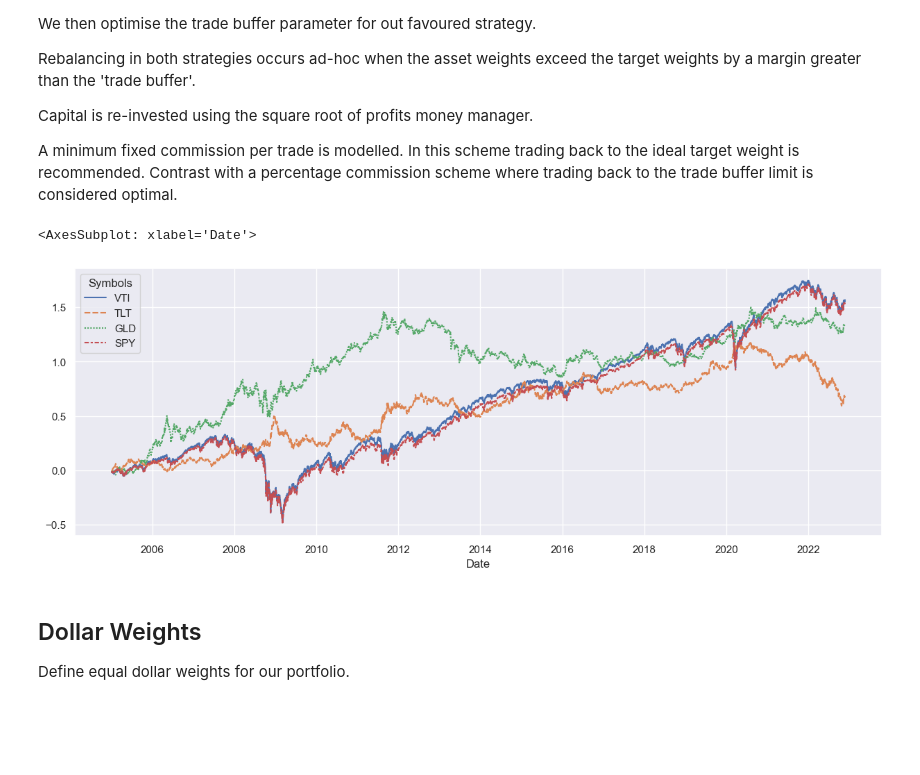
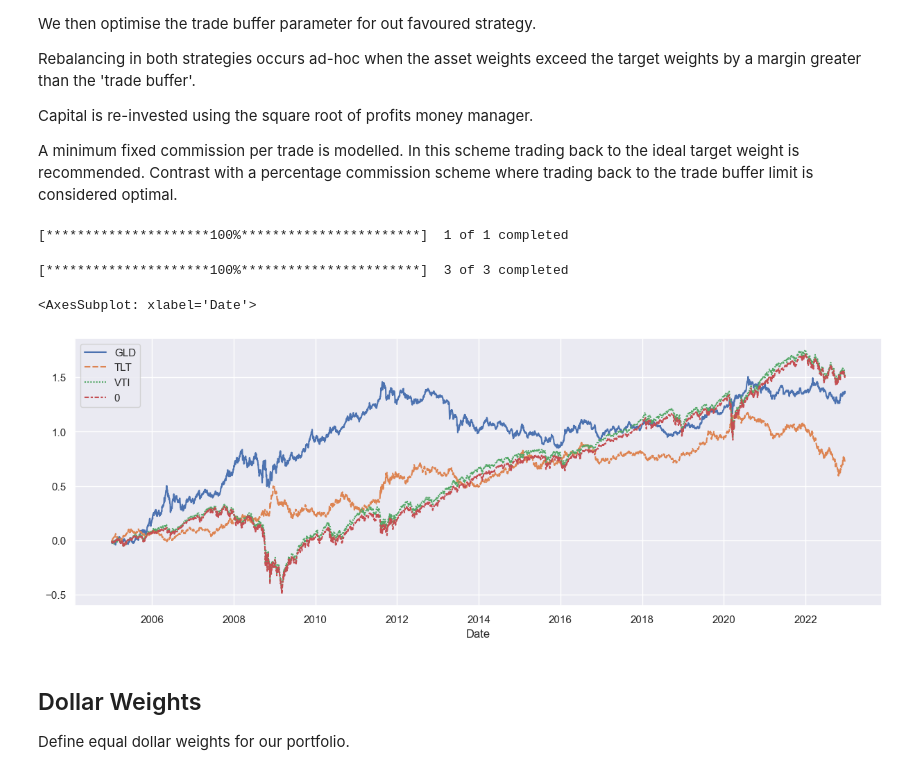
Before and after one commit to breaded-xyz/alphasim, a Jupyter notebook: vignettes/riskpremia.ipynb, the cells around one changed output. Cells and saved outputs as stored; diff of their text form; code cells hidden in the pictures; blank space fills up the shorter version.

```diff
--- a/vignettes/riskpremia.ipynb
+++ b/vignettes/riskpremia.ipynb
@@ -38,18 +42,21 @@ import alphasim.stats as stats
 %reload_ext autoreload
 %autoreload 3
 # %%
-benchmark_ticker = ['SPY']
-benchmark_price_df = pdr.get_data_yahoo(benchmark_ticker, start='2005-01-01').dropna()['Adj Close']
+benchmark_ticker = "SPY"
+benchmark_price_df = yf.download(benchmark_ticker, start="2005-01-01").dropna()['Adj Close']
 benchmark_ret_df = benchmark_price_df.div(benchmark_price_df.shift(1)).apply(np.log)
+# %% [output]
+[*********************100%***********************]  1 of 1 completed
 # %%
 tickers = ['VTI', 'TLT', 'GLD']
 ticker_n = len(tickers)
-price_df = pdr.get_data_yahoo(tickers, start='2005-01-01').dropna()['Adj Close']
+price_df = yf.download(tickers, start='2005-01-01').dropna()['Adj Close']
 logret_df = price_df.div(price_df.shift(1)).apply(np.log)
 sns.lineplot(data=pd.concat([logret_df.cumsum(),benchmark_ret_df.cumsum()]))
 # %% [output]
-<AxesSubplot: xlabel='Date'>
+[*********************100%***********************]  3 of 3 completed
+<AxesSubplot: xlabel='Date'>
-[figure, old version]
+[figure, new version]
 # %% [markdown]
 ## Dollar Weights
 
```
Also changed, not shown: parts of 11 cells of this notebook, 3 other files.
